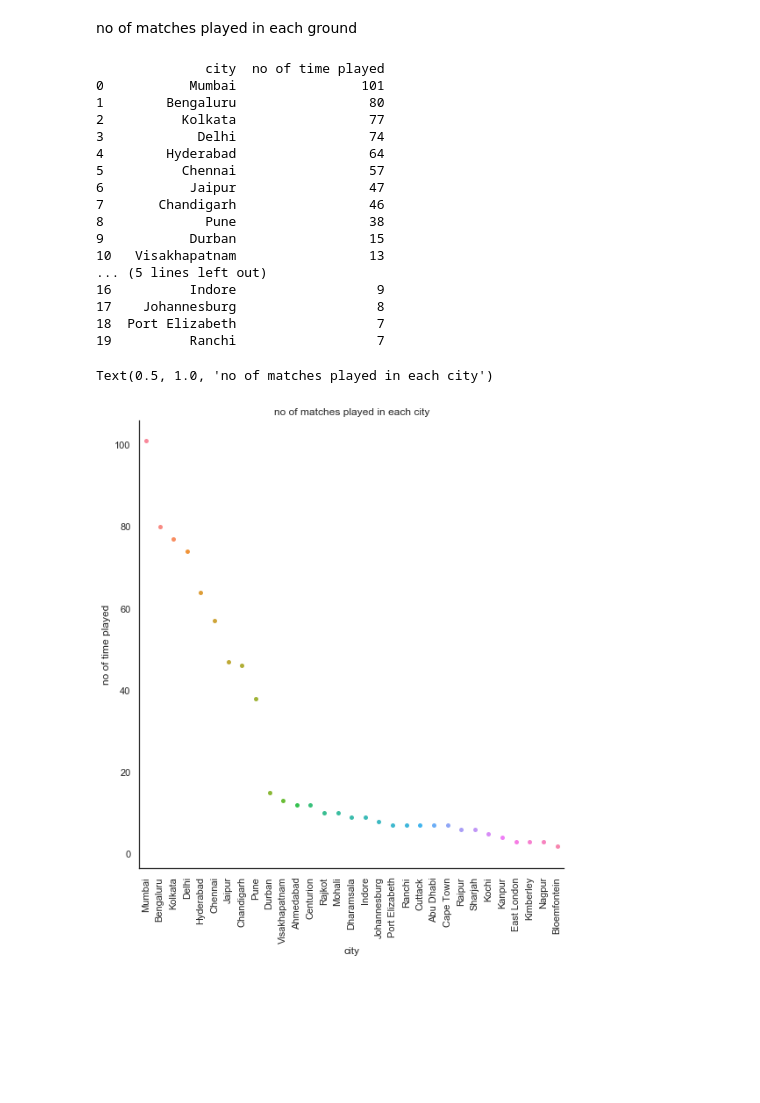
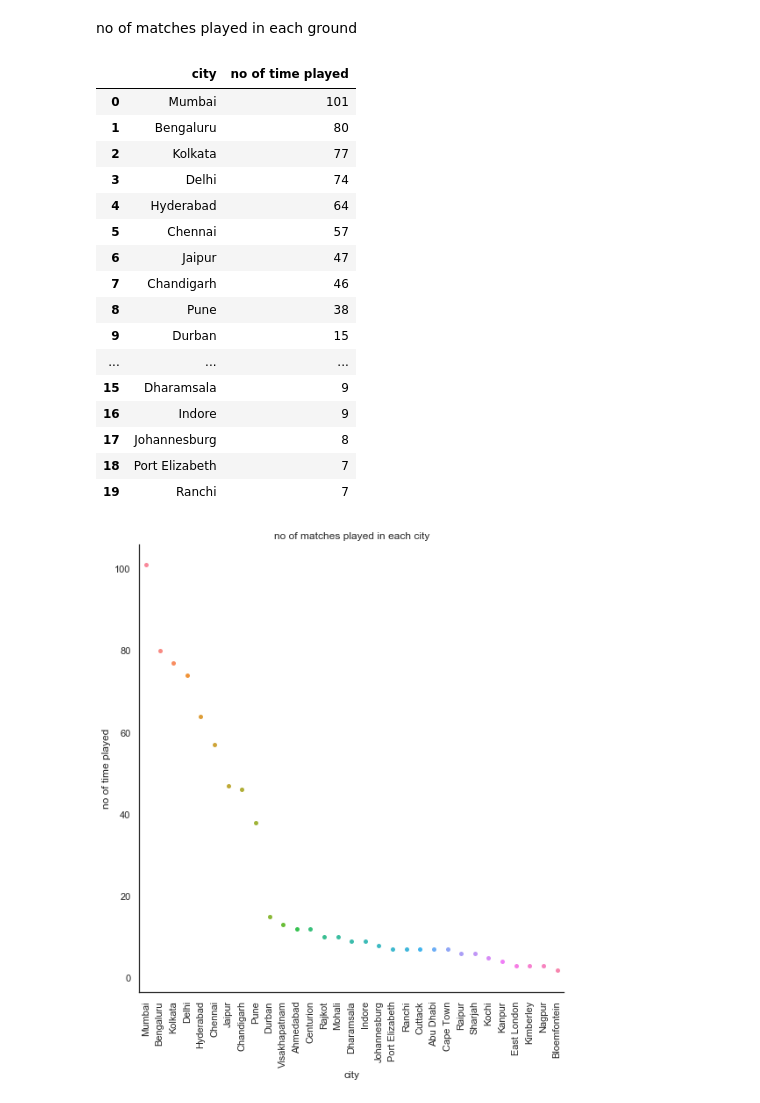
Before and after one commit to saikiran7022/project, a Jupyter notebook: datasets2.ipynb, the cells around one changed output. Cells and saved outputs as stored; diff of their text form; code cells hidden in the pictures; blank space fills up the shorter version.

```diff
--- a/datasets2.ipynb
+++ b/datasets2.ipynb
@@ -128,31 +126,30 @@ no of matches played in each ground
 # %%
 see=data["city"].value_counts().reset_index()
 see = data['city'].apply(lambda x: str(x))
 see = data['city'].apply(lambda x: "Bengaluru" if x =="Bangalore" else x)
 see=see.value_counts().reset_index()
 see.columns=["city","no of time played"]
-print(see.head(20))
 sns.set(style="white")
 sns.catplot(x="city",y="no of time played",data=see,kind="swarm",size =8);
 plt.xticks(rotation=90)
 plt.title("no of matches played in each city")
+see.head(20)
 # %% [output]
-              city  no of time played
-0           Mumbai                101
-1        Bengaluru                 80
-2          Kolkata                 77
-3            Delhi                 74
-4        Hyderabad                 64
-5          Chennai                 57
-6           Jaipur                 47
-7       Chandigarh                 46
-8             Pune                 38
-9           Durban                 15
-10   Visakhapatnam                 13
-... (5 lines left out)
-16          Indore                  9
-17    Johannesburg                  8
-18  Port Elizabeth                  7
-19          Ranchi                  7
-Text(0.5, 1.0, 'no of matches played in each city')
+|  | city | no of time played |
+| 0 | Mumbai | 101 |
+| 1 | Bengaluru | 80 |
+| 2 | Kolkata | 77 |
+| 3 | Delhi | 74 |
+| 4 | Hyderabad | 64 |
+| 5 | Chennai | 57 |
+| 6 | Jaipur | 47 |
+| 7 | Chandigarh | 46 |
+| 8 | Pune | 38 |
+| 9 | Durban | 15 |
+| ... | ... | ... |
+| 15 | Dharamsala | 9 |
+| 16 | Indore | 9 |
+| 17 | Johannesburg | 8 |
+| 18 | Port Elizabeth | 7 |
+| 19 | Ranchi | 7 |
 [figure]
```
Also changed, not shown: parts of 2 cells of this notebook.
